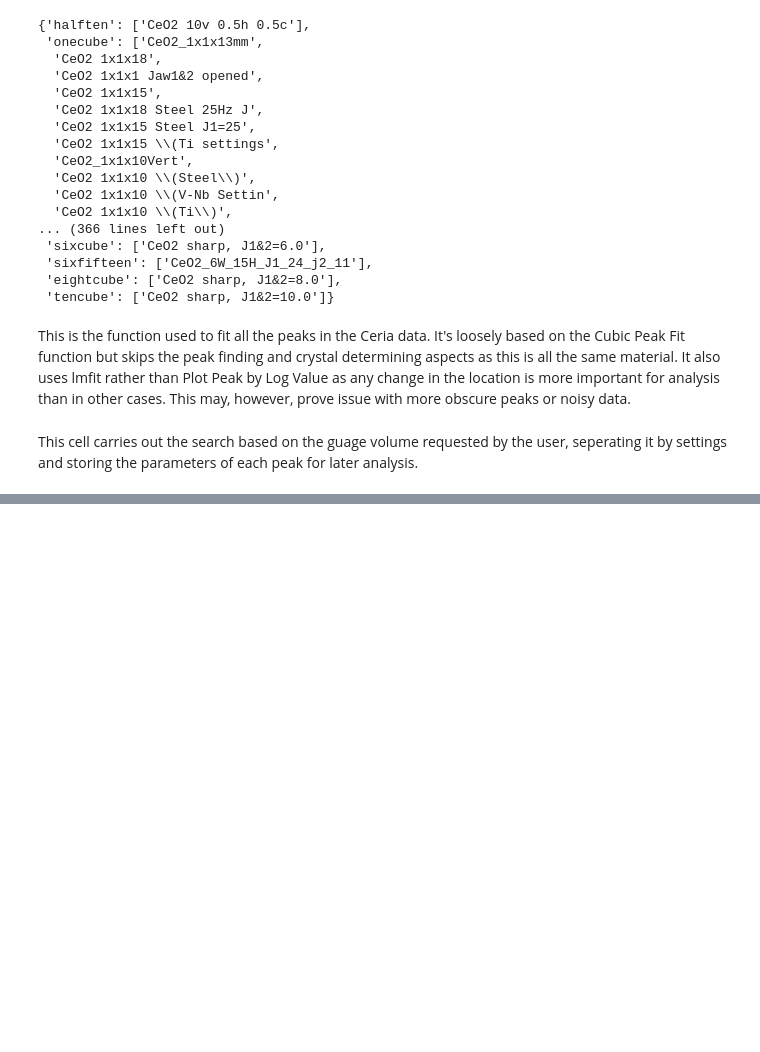
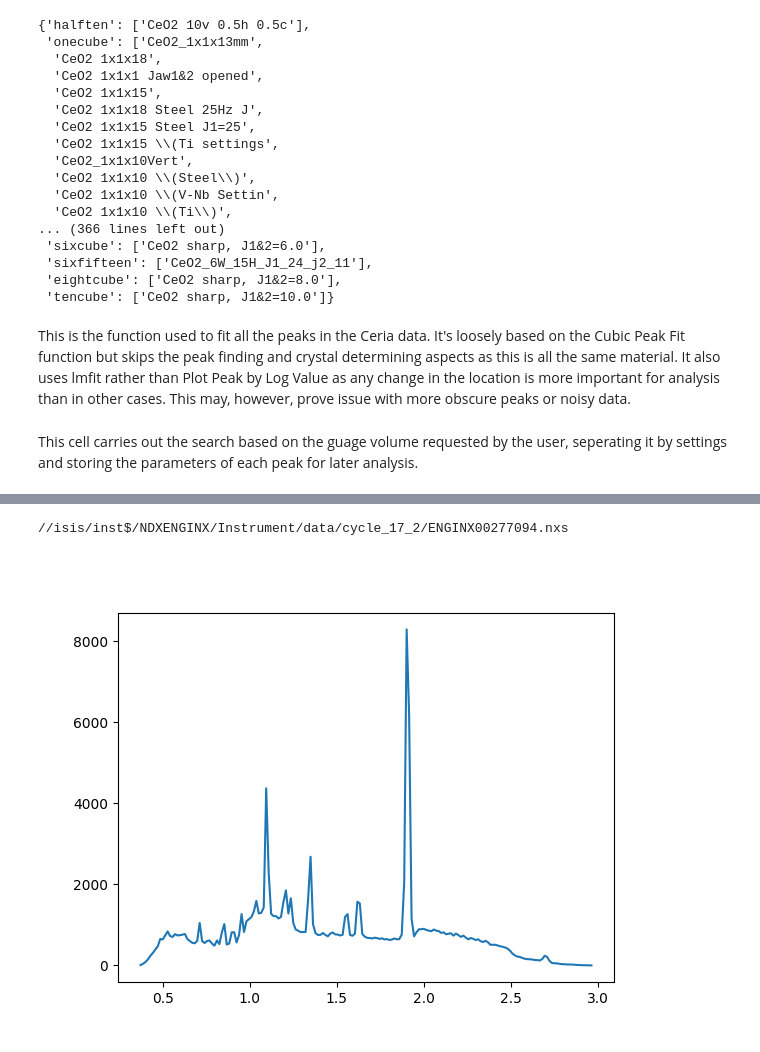
Before and after one commit to KwakuMintah/Data_Analysis_EX, a Jupyter notebook: Calibration_Methods/Ceria_Analysis.ipynb, the cells around one changed output, grey strips where cells are left out. Drawn from its saved outputs; the diff is of its cells as text; code cells hidden in the pictures; blank space fills up the shorter version.

```diff
--- a/Calibration_Methods/Ceria_Analysis.ipynb
+++ b/Calibration_Methods/Ceria_Analysis.ipynb
@@ -759,0 +820,11 @@ def allCeriaFitComp_spec(search=None,ce_vardic=new_vardic,drange=[0.3,4.5]):
+# %%
+dire,temp,sumSpec = fileSearch(277094,exp=None,bank=None,save=None)
+y = mtd[sumSpec].dataY(0)
+x = mtd[sumSpec].dataX(0)[0:len(y)]
+
+fig,ax = plt.subplots(1)
+ax.plot(x,y)
+print(dire)
+# %% [output]
+//isis/inst$/NDXENGINX/Instrument/data/cycle_17_2/ENGINX00277094.nxs
+[figure, added]
```
Also changed, not shown: parts of 3 cells of this notebook.
